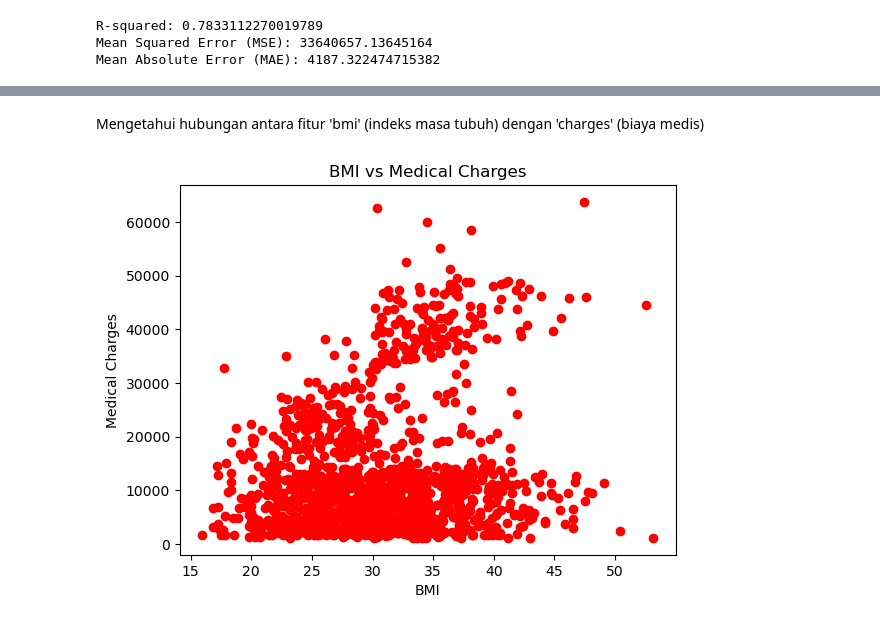
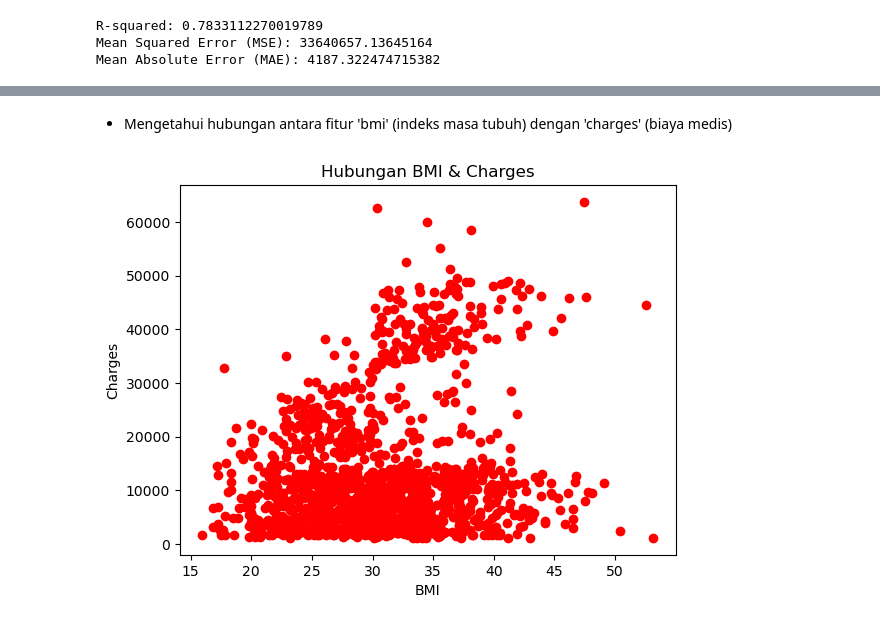
Before and after one commit to WulanMPF/ML_Wulan-Maulidya_27, a Jupyter notebook: Jobsheet 3 (Regresi)/Tugas.ipynb, the cells around one changed output, grey strips where cells are left out. Saved outputs shown, nothing was run; the diff lists cells and outputs as text; code cells hidden in the pictures.

```diff
--- a/Jobsheet 3 (Regresi)/Tugas.ipynb
+++ b/Jobsheet 3 (Regresi)/Tugas.ipynb
@@ -47,8 +47,7 @@ from sklearn.preprocessing import LabelEncoder
 data = pd.read_csv('insurance.csv')
 
 # Seleksi Fitur
-data = data[
-    ['age', 'bmi', 'children', 'smoker', 'region', 'charges']]
+data = data[['age', 'bmi', 'children', 'smoker', 'region', 'charges']]
 
 data.head()
 # %% [output]
@@ -265,11 +342,11 @@ plt.show()
 # %% [markdown]
-Mengetahui hubungan antara fitur 'bmi' (indeks masa tubuh) dengan 'charges' (biaya medis)
+* Mengetahui hubungan antara fitur 'bmi' (indeks masa tubuh) dengan 'charges' (biaya medis)
 # %%
 # Scatter plot antara BMI dan biaya medis
 plt.scatter(X['bmi'], y, color='red')
 plt.xlabel('BMI')
-plt.ylabel('Medical Charges')
-plt.title('BMI vs Medical Charges')
+plt.ylabel('Charges')
+plt.title('Hubungan BMI & Charges')
 plt.show()
 # %% [output]
-[figure, old version]
+[figure, new version]
```
Also changed, not shown: parts of 13 cells of this notebook.
